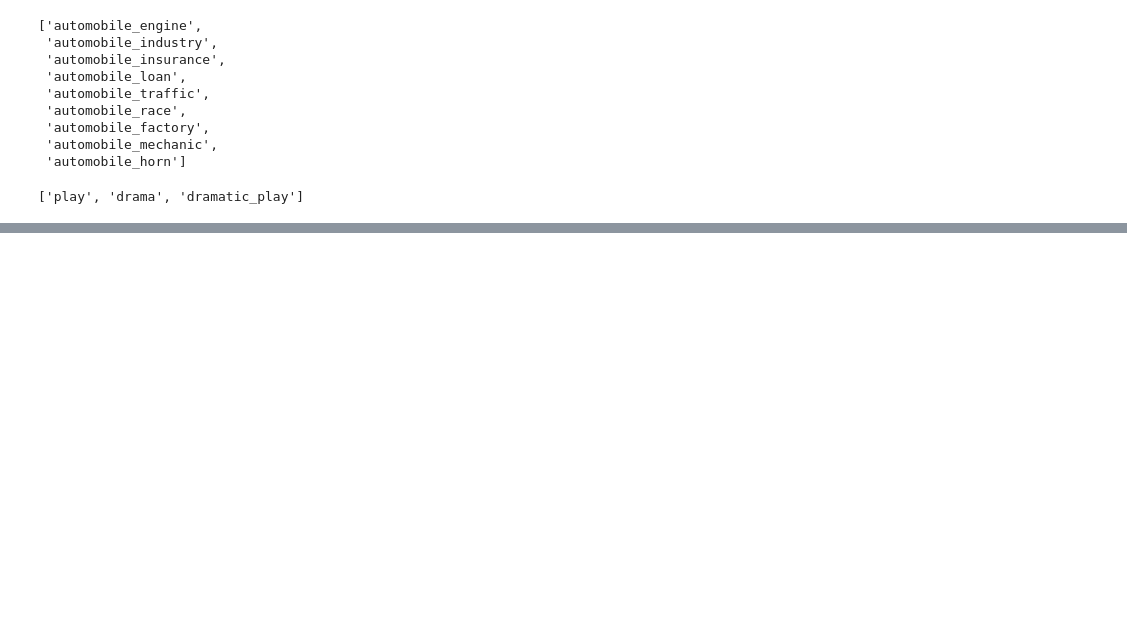
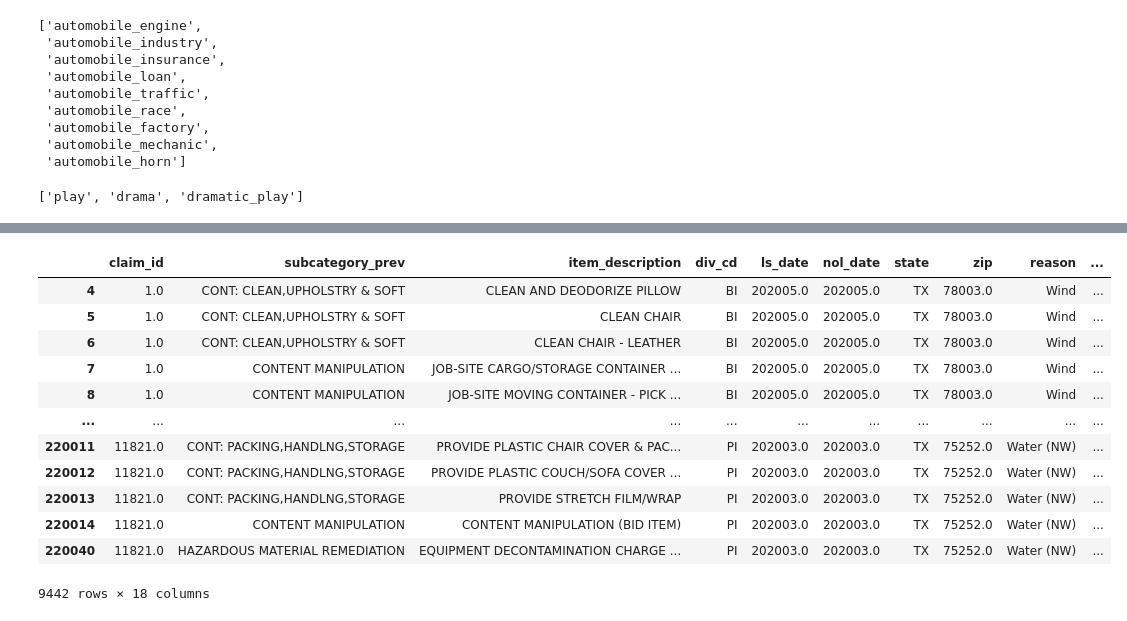
Before and after one commit to ssuchek/Travelers, a Jupyter notebook: Untitled.ipynb, the cells around one changed output, grey strips where cells are left out. Saved outputs shown, nothing was run; the diff lists cells and outputs as text; code cells hidden in the pictures; blank space fills up the shorter version.

```diff
--- a/Untitled.ipynb
+++ b/Untitled.ipynb
@@ -938,0 +981,20 @@ wn.synset("play.n.01").lemma_names()
+# %%
+mask = data["subcategory_prev"].astype(str).str.contains("cont", flags=re.IGNORECASE, regex=True)
+mask1 = data["item_description"].astype(str).str.contains("cont", flags=re.IGNORECASE, regex=True)
+
+mask = mask | mask1
+data[mask]
+# %% [output]
+|  | claim_id | subcategory_prev | item_description | div_cd | ls_date | nol_date | state | zip | reason | ... |
+| 4 | 1.0 | CONT: CLEAN,UPHOLSTRY & SOFT | CLEAN AND DEODORIZE PILLOW | BI | 202005.0 | 202005.0 | TX | 78003.0 | Wind | ... |
+| 5 | 1.0 | CONT: CLEAN,UPHOLSTRY & SOFT | CLEAN CHAIR | BI | 202005.0 | 202005.0 | TX | 78003.0 | Wind | ... |
+| 6 | 1.0 | CONT: CLEAN,UPHOLSTRY & SOFT | CLEAN CHAIR - LEATHER | BI | 202005.0 | 202005.0 | TX | 78003.0 | Wind | ... |
+| 7 | 1.0 | CONTENT MANIPULATION | JOB-SITE CARGO/STORAGE CONTAINER ... | BI | 202005.0 | 202005.0 | TX | 78003.0 | Wind | ... |
+| 8 | 1.0 | CONTENT MANIPULATION | JOB-SITE MOVING CONTAINER - PICK ... | BI | 202005.0 | 202005.0 | TX | 78003.0 | Wind | ... |
+| ... | ... | ... | ... | ... | ... | ... | ... | ... | ... | ... |
+| 220011 | 11821.0 | CONT: PACKING,HANDLNG,STORAGE | PROVIDE PLASTIC CHAIR COVER & PAC... | PI | 202003.0 | 202003.0 | TX | 75252.0 | Water (NW) | ... |
+| 220012 | 11821.0 | CONT: PACKING,HANDLNG,STORAGE | PROVIDE PLASTIC COUCH/SOFA COVER ... | PI | 202003.0 | 202003.0 | TX | 75252.0 | Water (NW) | ... |
+| 220013 | 11821.0 | CONT: PACKING,HANDLNG,STORAGE | PROVIDE STRETCH FILM/WRAP | PI | 202003.0 | 202003.0 | TX | 75252.0 | Water (NW) | ... |
+| 220014 | 11821.0 | CONTENT MANIPULATION | CONTENT MANIPULATION (BID ITEM) | PI | 202003.0 | 202003.0 | TX | 75252.0 | Water (NW) | ... |
+| 220040 | 11821.0 | HAZARDOUS MATERIAL REMEDIATION | EQUIPMENT DECONTAMINATION CHARGE ... | PI | 202003.0 | 202003.0 | TX | 75252.0 | Water (NW) | ... |
+9442 rows × 18 columns
```
Also changed, not shown: parts of 6 cells of this notebook, 8 other files.
